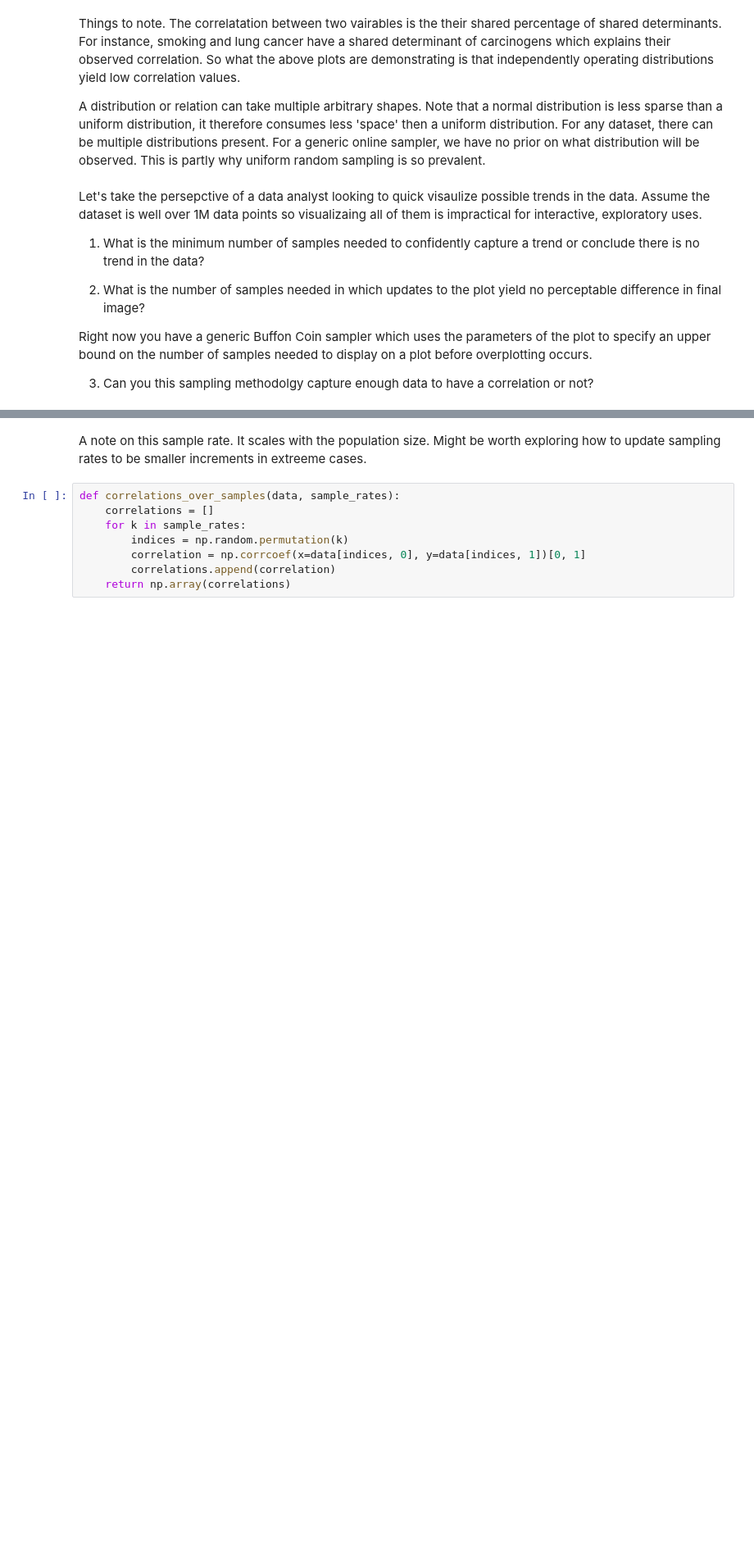
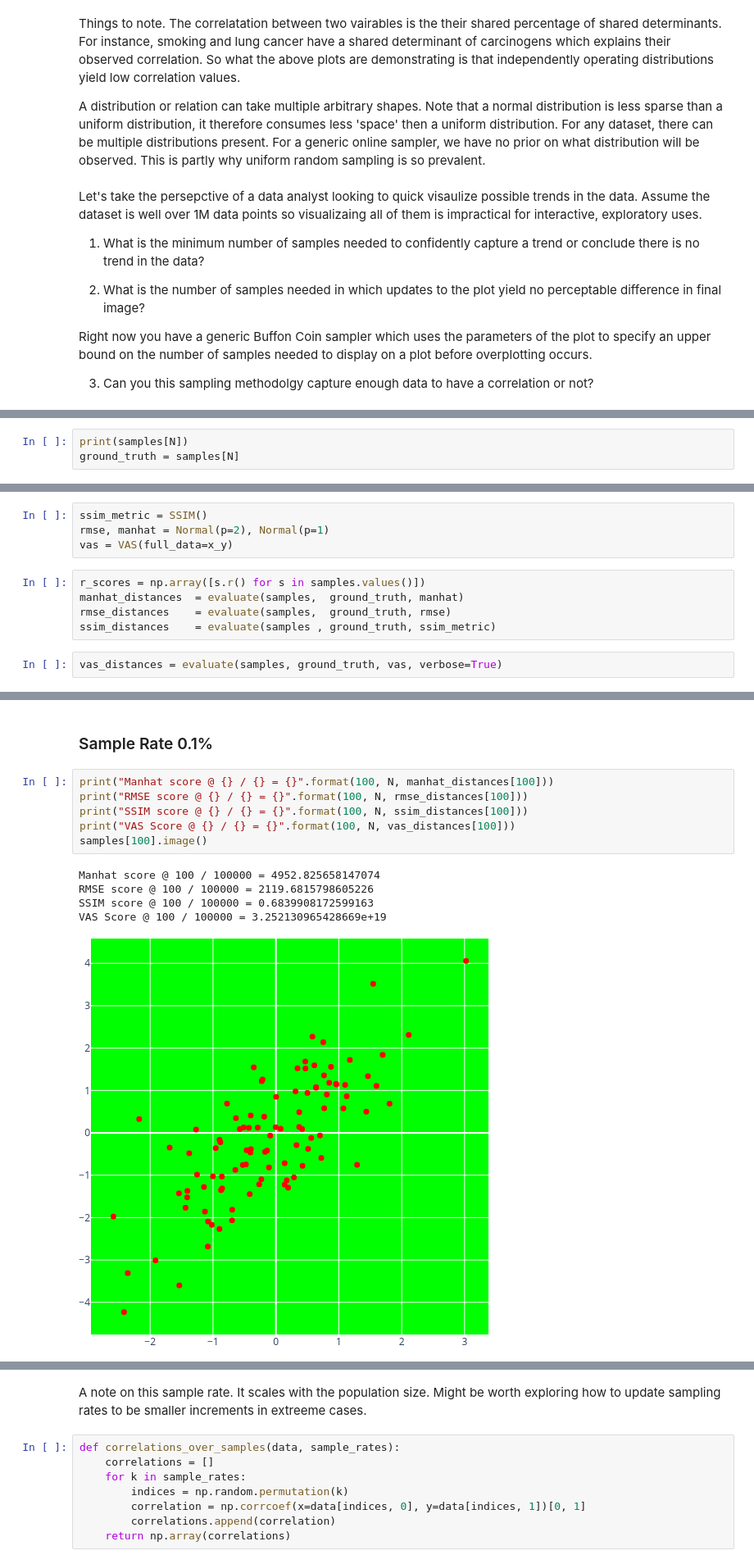
Before and after one commit to EricMartin827/QuickScatter, a Jupyter notebook: R-Space.ipynb, the cells around one changed output, grey strips where cells are left out. Shown at 82% size. Cells and saved outputs as stored; diff of their text form; blank space fills up the shorter version.

```diff
--- a/R-Space.ipynb
+++ b/R-Space.ipynb
@@ -200,0 +361,3 @@ print(sample_rates)
+# %%
+print(samples[N])
+ground_truth = samples[N]
@@ -200,0 +366,11 @@ print(sample_rates)
+# %%
+ssim_metric = SSIM()
+rmse, manhat = Normal(p=2), Normal(p=1)
+vas = VAS(full_data=x_y)
+# %%
+r_scores = np.array([s.r() for s in samples.values()])
+manhat_distances  = evaluate(samples,  ground_truth, manhat)
+rmse_distances    = evaluate(samples,  ground_truth, rmse)
+ssim_distances    = evaluate(samples , ground_truth, ssim_metric)
+# %%
+vas_distances = evaluate(samples, ground_truth, vas, verbose=True)
@@ -200,0 +445,14 @@ print(sample_rates)
+# %% [markdown]
+### Sample Rate 0.1%
+# %%
+print("Manhat score @ {} / {} = {}".format(100, N, manhat_distances[100]))
+print("RMSE score @ {} / {} = {}".format(100, N, rmse_distances[100]))
+print("SSIM score @ {} / {} = {}".format(100, N, ssim_distances[100]))
+print("VAS Score @ {} / {} = {}".format(100, N, vas_distances[100]))
+samples[100].image()
+# %% [output]
+Manhat score @ 100 / 100000 = 4952.825658147074
+RMSE score @ 100 / 100000 = 2119.6815798605226
+SSIM score @ 100 / 100000 = 0.6839908172599163
+VAS Score @ 100 / 100000 = 3.252130965428669e+19
+[figure, added]
```
Also changed, not shown: parts of 76 cells of this notebook.
